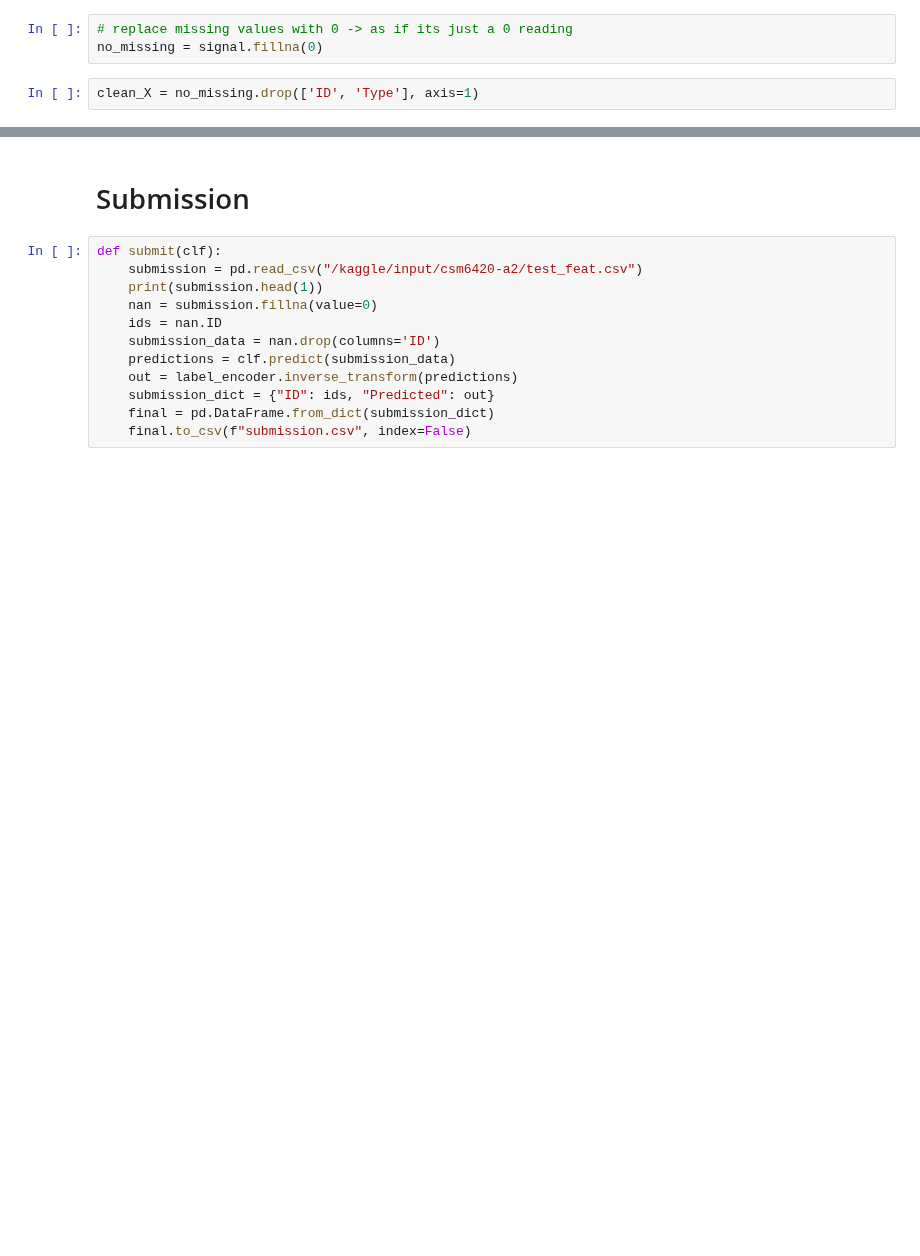
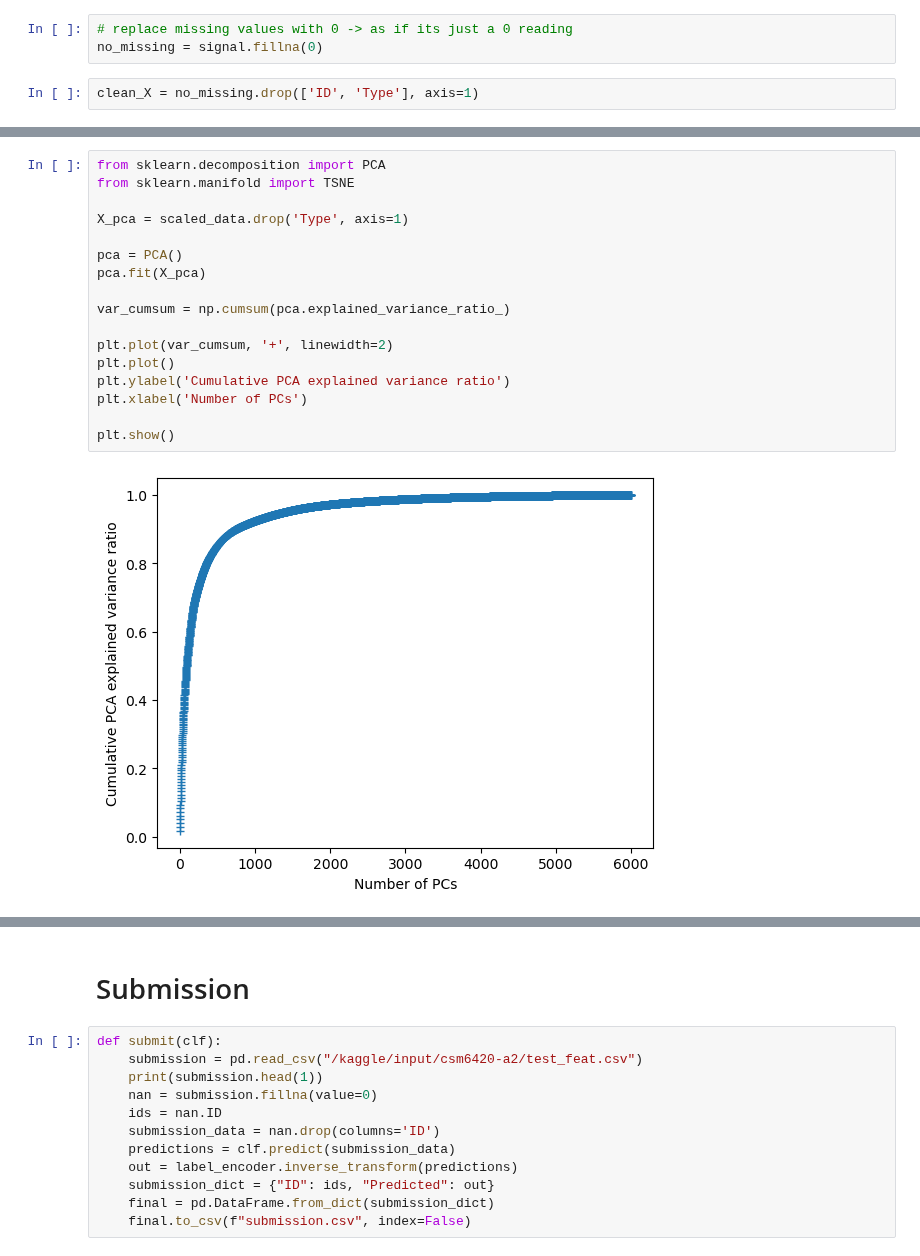
Before and after one commit to oknappett/ML_module, a Jupyter notebook: feature-approach.ipynb, the cells around one changed output, grey strips where cells are left out. Cells and saved outputs as stored; diff of their text form; blank space fills up the shorter version.

```diff
--- a/feature-approach.ipynb
+++ b/feature-approach.ipynb
@@ -473,0 +494,19 @@ for tpe in unique_types:
+# %%
+from sklearn.decomposition import PCA
+from sklearn.manifold import TSNE
+
+X_pca = scaled_data.drop('Type', axis=1)
+
+pca = PCA()
+pca.fit(X_pca)
+
+var_cumsum = np.cumsum(pca.explained_variance_ratio_)
+
+plt.plot(var_cumsum, '+', linewidth=2)
+plt.plot()
+plt.ylabel('Cumulative PCA explained variance ratio')
+plt.xlabel('Number of PCs')
+
+plt.show()
+# %% [output]
+[figure, added]
```
Also changed, not shown: parts of 32 cells of this notebook.
